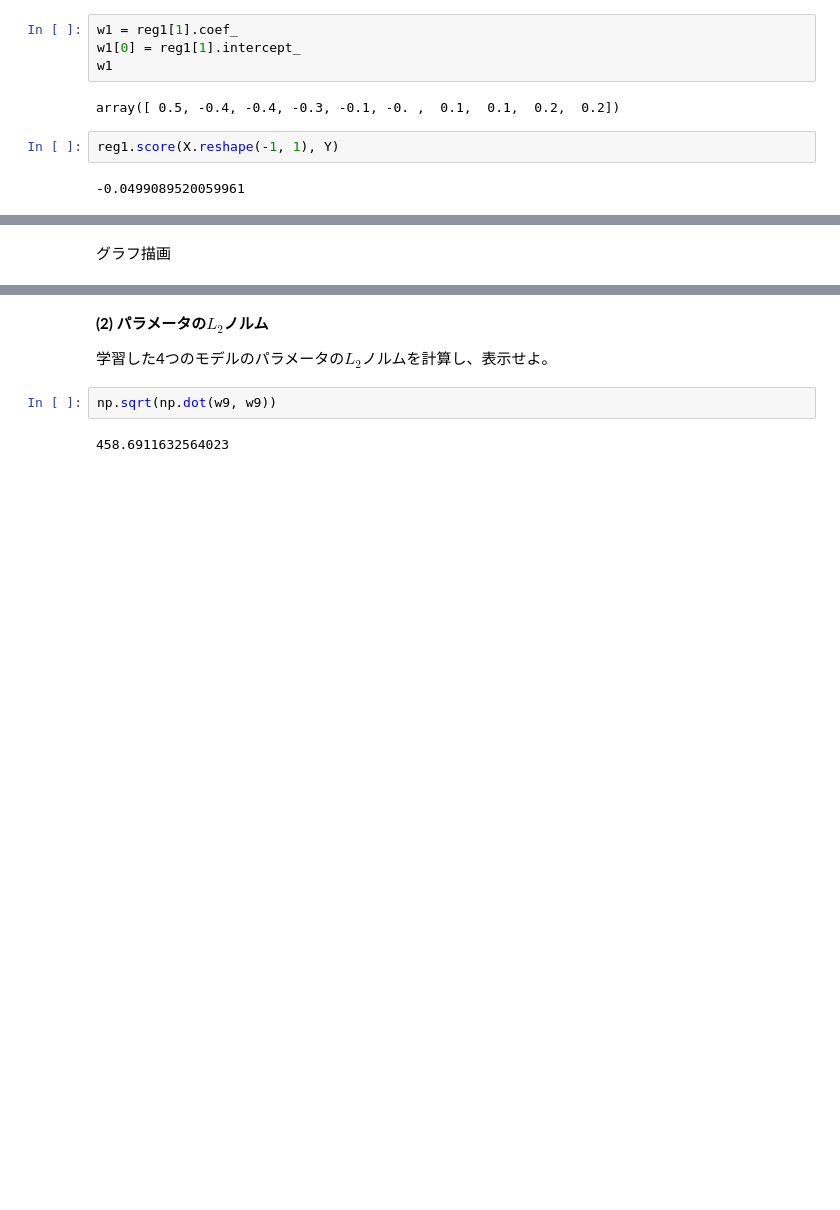
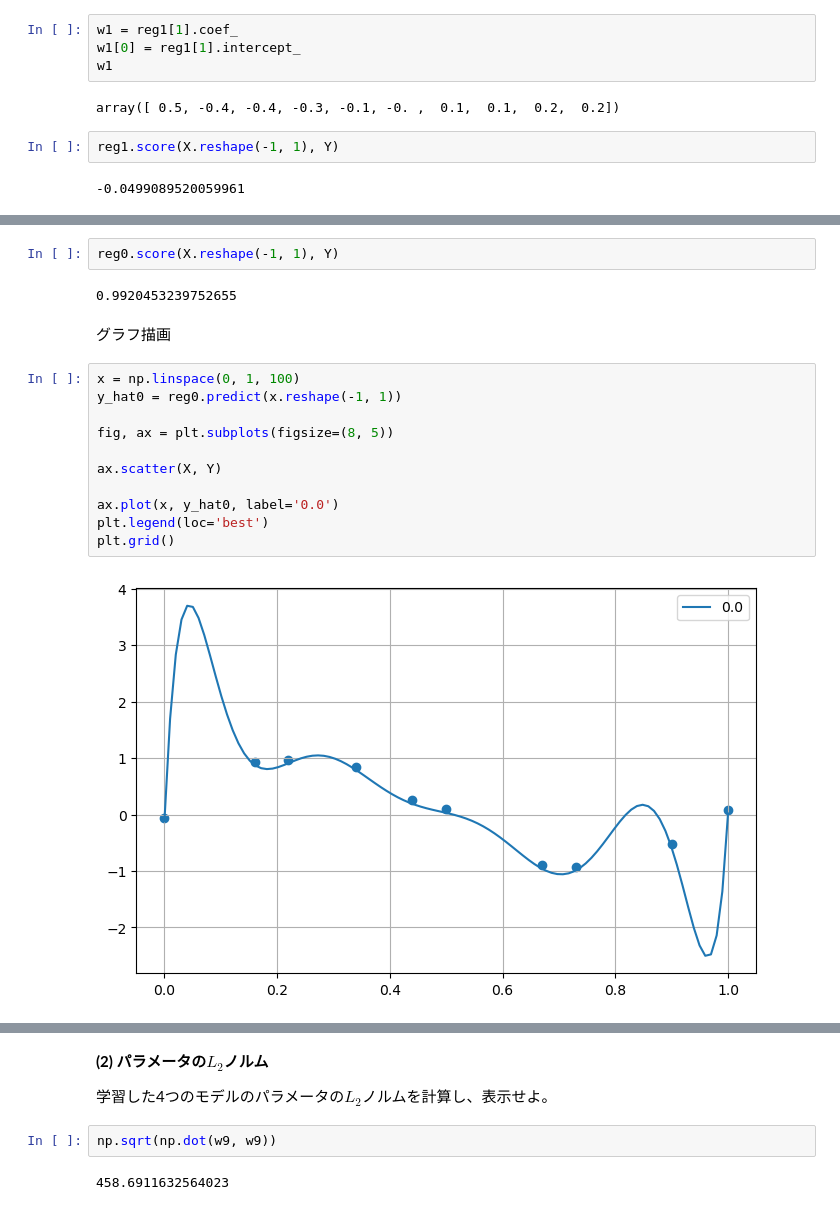
Before and after one commit to tsuyoi1064/notebook, a Jupyter notebook: mlnote/regression/03regularization.ipynb, the cells around one changed output, grey strips where cells are left out. Drawn from its saved outputs; the diff is of its cells as text; blank space fills up the shorter version.

```diff
--- a/mlnote/regression/03regularization.ipynb
+++ b/mlnote/regression/03regularization.ipynb
@@ -399,5 +441,22 @@ reg1.score(X.reshape(-1, 1), Y)
+# %%
+reg0.score(X.reshape(-1, 1), Y)
+# %% [output]
+0.9920453239752655
 # %% [markdown]
 グラフ描画
+# %%
+x = np.linspace(0, 1, 100)
+y_hat0 = reg0.predict(x.reshape(-1, 1))
+
+fig, ax = plt.subplots(figsize=(8, 5))
+
+ax.scatter(X, Y)
+
+ax.plot(x, y_hat0, label='0.0')
+plt.legend(loc='best')
+plt.grid()
+# %% [output]
+[figure, added]
 # %%
 x = np.linspace(0, 1, 100)
 y_hat9 = reg9.predict(x.reshape(-1, 1))
```
Also changed, not shown: parts of 13 cells of this notebook.
